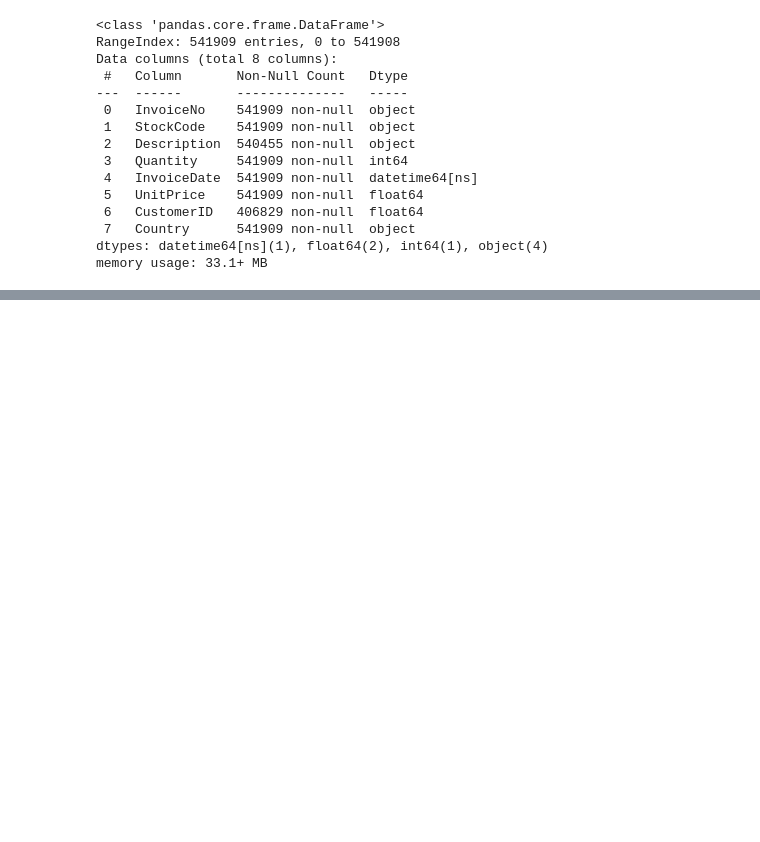
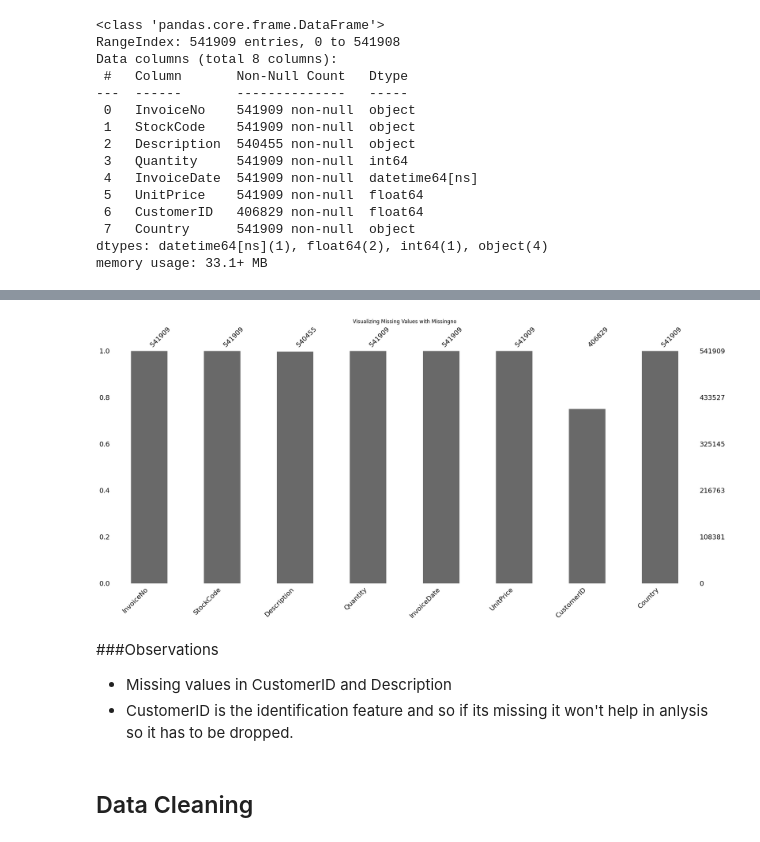
Before and after one commit to bonareri/Machine_Learning_1, a Jupyter notebook: Online_Retail.ipynb, the cells around one changed output, grey strips where cells are left out. Saved outputs shown, nothing was run; the diff lists cells and outputs as text; code cells hidden in the pictures; blank space fills up the shorter version.

```diff
--- a/Online_Retail.ipynb
+++ b/Online_Retail.ipynb
@@ -119,0 +134,14 @@ plt.show()
+# %%
+# Visualize null values using missingno heatmap
+plt.figure(figsize=(5, 5))
+msno.bar(df)
+plt.title('Visualizing Missing Values with Missingno')
+plt.show()
+# %% [output]
+[figure, added]
+# %% [markdown]
+###Observations
+- Missing values in CustomerID and Description
+- CustomerID is the identification feature and so if its missing it won't help in anlysis so it has to be dropped.
+# %% [markdown]
+## Data Cleaning
```
Also changed, not shown: parts of 61 cells of this notebook.
